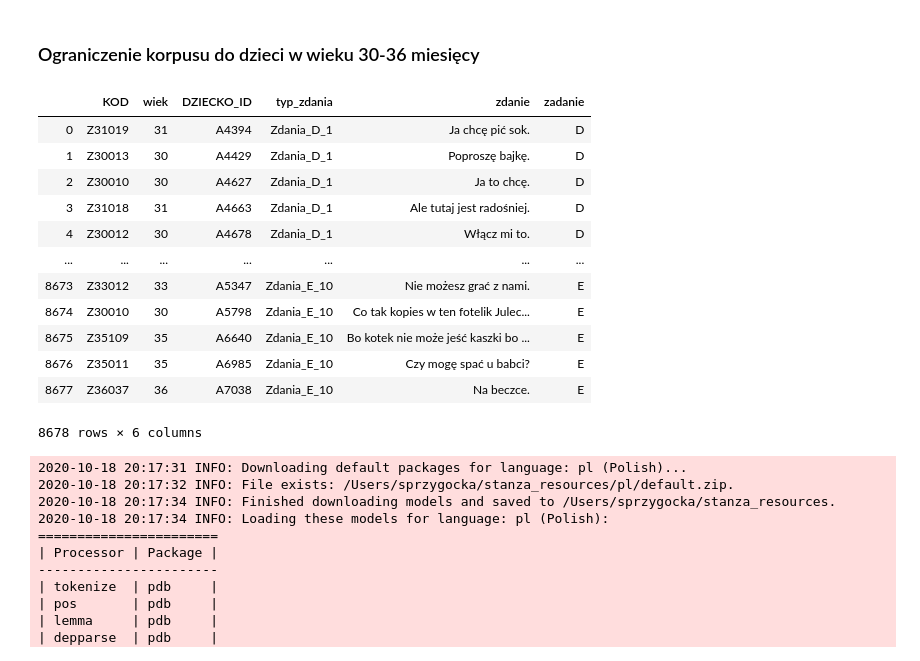
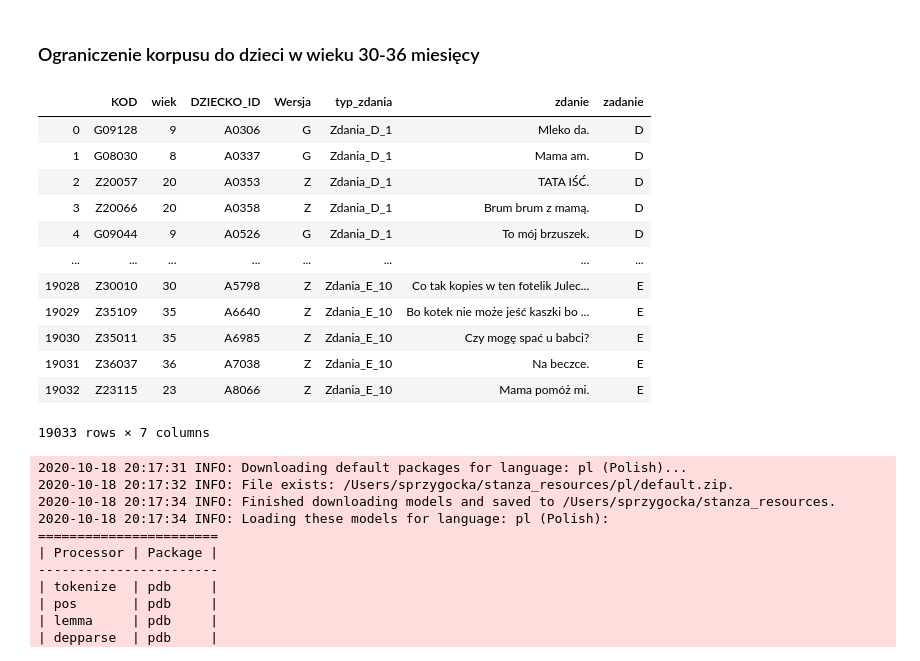
Before and after one commit to so-sonia/StarWords, a Jupyter notebook: analiza_korpus.ipynb, the cells around one changed output. Drawn from its saved outputs; the diff is of its cells as text; code cells hidden in the pictures.

```diff
--- a/analiza_korpus.ipynb
+++ b/analiza_korpus.ipynb
@@ -213,25 +221,26 @@ data_melted.head()
 # %%
 data_melted["zadanie"] = "D"
 data_melted.loc[data_melted.typ_zdania.str.find("E")>=0, "zadanie"] = "E"
-korpus = data_melted.loc[data_melted.wiek>=30, :]
+# korpus = data_melted.loc[data_melted.wiek>=30, :]
+korpus = data_melted
 # %%
 korpus_full = korpus.loc[~korpus.zdanie.isnull(), :].reset_index(drop=True)
-korpus_full = korpus_full[["KOD", "wiek", "DZIECKO_ID", "typ_zdania", "zdanie", "zadanie"]]
+korpus_full = korpus_full[["KOD", "wiek", "DZIECKO_ID", "Wersja", "typ_zdania", "zdanie", "zadanie"]]
 korpus_full
 # %% [output]
-|  | KOD | wiek | DZIECKO_ID | typ_zdania | zdanie | zadanie |
-| 0 | Z31019 | 31 | A4394 | Zdania_D_1 | Ja chcę pić sok. | D |
-| 1 | Z30013 | 30 | A4429 | Zdania_D_1 | Poproszę bajkę. | D |
-| 2 | Z30010 | 30 | A4627 | Zdania_D_1 | Ja to chcę. | D |
-| 3 | Z31018 | 31 | A4663 | Zdania_D_1 | Ale tutaj jest radośniej. | D |
-| 4 | Z30012 | 30 | A4678 | Zdania_D_1 | Włącz mi to. | D |
-| ... | ... | ... | ... | ... | ... | ... |
-| 8673 | Z33012 | 33 | A5347 | Zdania_E_10 | Nie możesz grać z nami. | E |
-| 8674 | Z30010 | 30 | A5798 | Zdania_E_10 | Co tak kopies w ten fotelik Julec... | E |
-| 8675 | Z35109 | 35 | A6640 | Zdania_E_10 | Bo kotek nie może jeść kaszki bo ... | E |
-| 8676 | Z35011 | 35 | A6985 | Zdania_E_10 | Czy mogę spać u babci? | E |
-| 8677 | Z36037 | 36 | A7038 | Zdania_E_10 | Na beczce. | E |
+|  | KOD | wiek | DZIECKO_ID | Wersja | typ_zdania | zdanie | zadanie |
+| 0 | G09128 | 9 | A0306 | G | Zdania_D_1 | Mleko da. | D |
+| 1 | G08030 | 8 | A0337 | G | Zdania_D_1 | Mama am. | D |
+| 2 | Z20057 | 20 | A0353 | Z | Zdania_D_1 | TATA IŚĆ. | D |
+| 3 | Z20066 | 20 | A0358 | Z | Zdania_D_1 | Brum brum z mamą. | D |
+| 4 | G09044 | 9 | A0526 | G | Zdania_D_1 | To mój brzuszek. | D |
+| ... | ... | ... | ... | ... | ... | ... | ... |
+| 19028 | Z30010 | 30 | A5798 | Z | Zdania_E_10 | Co tak kopies w ten fotelik Julec... | E |
+| 19029 | Z35109 | 35 | A6640 | Z | Zdania_E_10 | Bo kotek nie może jeść kaszki bo ... | E |
+| 19030 | Z35011 | 35 | A6985 | Z | Zdania_E_10 | Czy mogę spać u babci? | E |
+| 19031 | Z36037 | 36 | A7038 | Z | Zdania_E_10 | Na beczce. | E |
+| 19032 | Z23115 | 23 | A8066 | Z | Zdania_E_10 | Mama pomóż mi. | E |
-8678 rows × 6 columns
+19033 rows × 7 columns
 # %%
 stanza.download('pl')
 nlp = stanza.Pipeline('pl')
```
Also changed, not shown: parts of 44 cells of this notebook, 11 other files.
